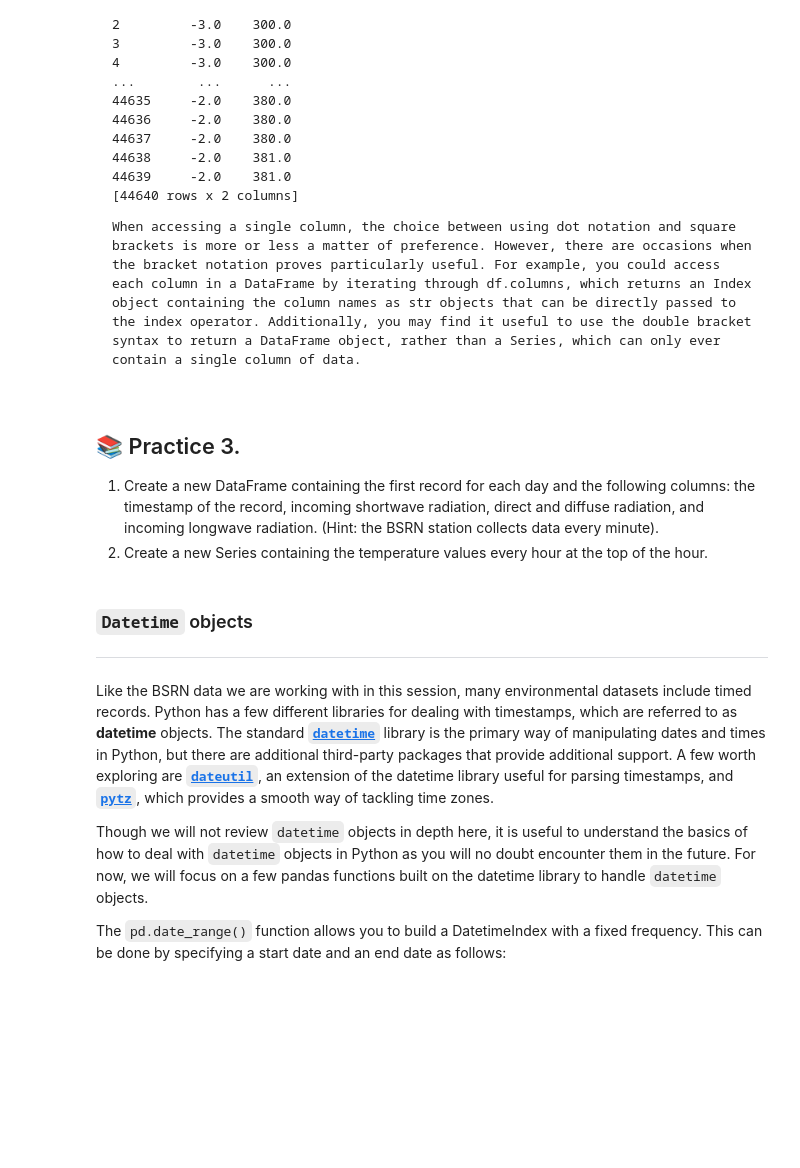
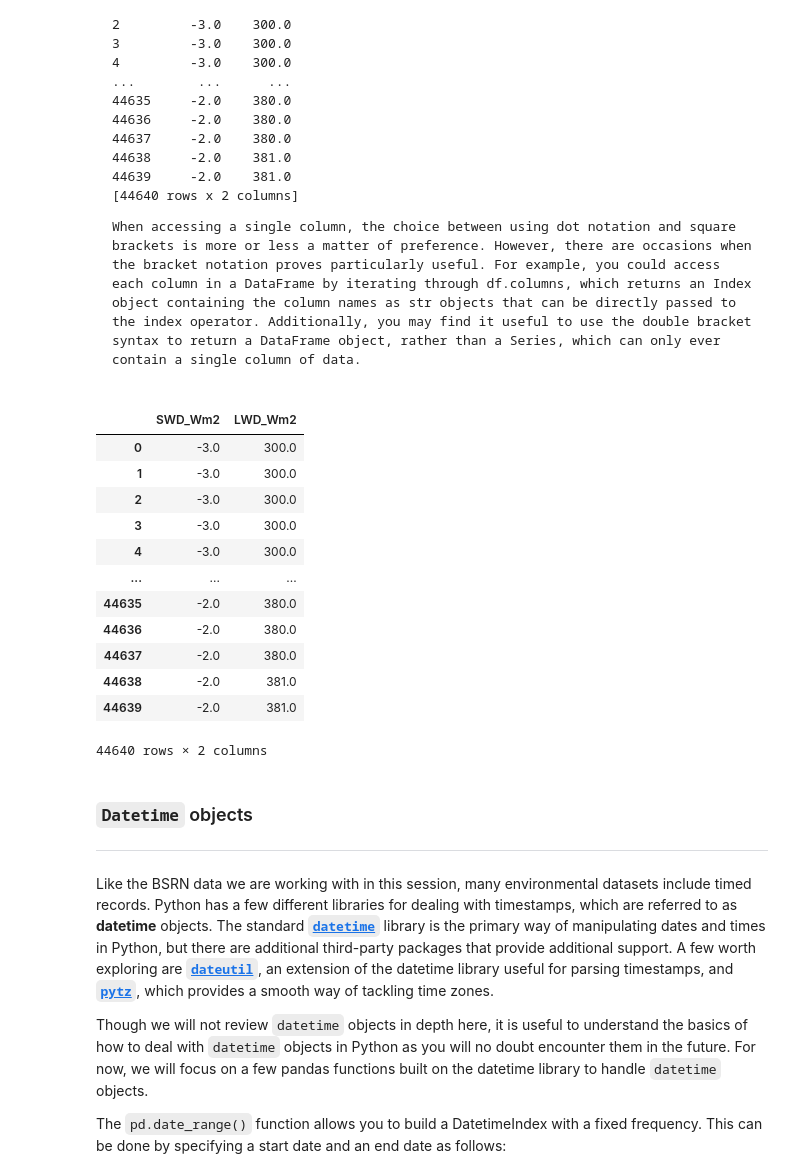
Before and after one commit to shmuir/eds217_2023, a Jupyter notebook: interactive_sessions/4-1_pandas.ipynb, the cells around one changed output. Cells and saved outputs as stored; diff of their text form; code cells hidden in the pictures; blank space fills up the shorter version.

Commit message:
interactive and practice

```diff
--- a/interactive_sessions/4-1_pandas.ipynb
+++ b/interactive_sessions/4-1_pandas.ipynb
@@ -693,12 +633,22 @@ bsrn[['SWD_Wm2','LWD_Wm2']]
 </samp></pre>
 
 When accessing a single column, the choice between using dot notation and square brackets is more or less a matter of preference. However, there are occasions when the bracket notation proves particularly useful. For example, you could access each column in a DataFrame by iterating through `df.columns`, which returns an `Index` object containing the column names as `str` objects that can be directly passed to the index operator. Additionally, you may find it useful to use the double bracket syntax to return a `DataFrame` object, rather than a `Series`, which can only ever contain a single column of data.
-# %% [markdown]
-##    📚  Practice 3.
-<ol class="alpha">
-    <li> Create a new DataFrame containing the first record for each day and the following columns: the timestamp of the record, incoming shortwave radiation, direct and diffuse radiation, and incoming longwave radiation. (Hint: the BSRN station collects data every minute). </li>
-    <li> Create a new Series containing the temperature values every hour at the top of the hour. </li>
-</ol>
+# %%
+bsrn[['SWD_Wm2','LWD_Wm2']]
+# %% [output]
+|  | SWD_Wm2 | LWD_Wm2 |
+| 0 | -3.0 | 300.0 |
+| 1 | -3.0 | 300.0 |
+| 2 | -3.0 | 300.0 |
+| 3 | -3.0 | 300.0 |
+| 4 | -3.0 | 300.0 |
+| ... | ... | ... |
+| 44635 | -2.0 | 380.0 |
+| 44636 | -2.0 | 380.0 |
+| 44637 | -2.0 | 380.0 |
+| 44638 | -2.0 | 381.0 |
+| 44639 | -2.0 | 381.0 |
+44640 rows × 2 columns
 # %% [markdown]
 ### `Datetime` objects
 <hr style="border-top: 0.2px solid gray; margin-top: 12px; margin-bottom: 1px"></hr>
```
Also changed, not shown: parts of 29 cells of this notebook, 3 other files.
